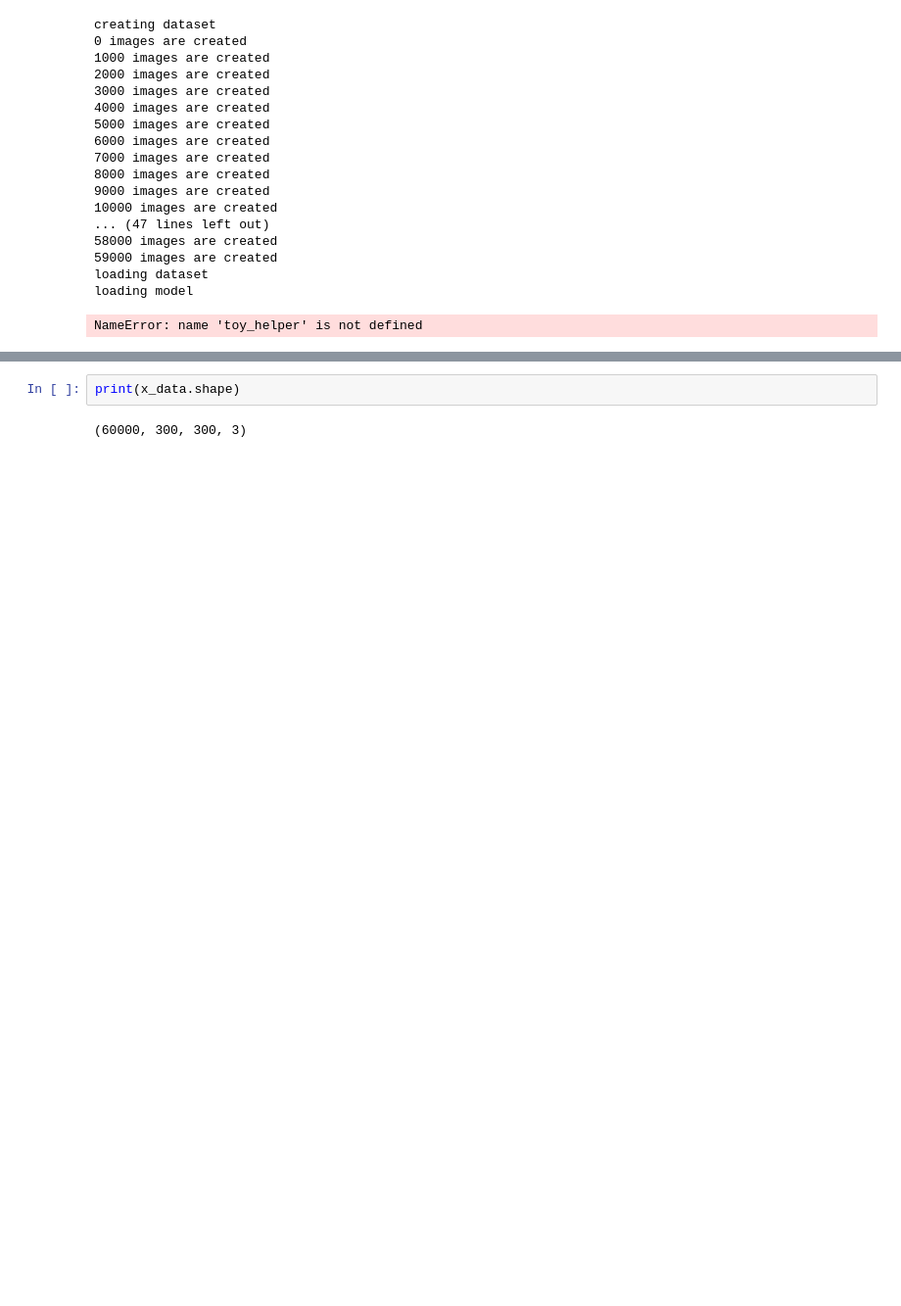
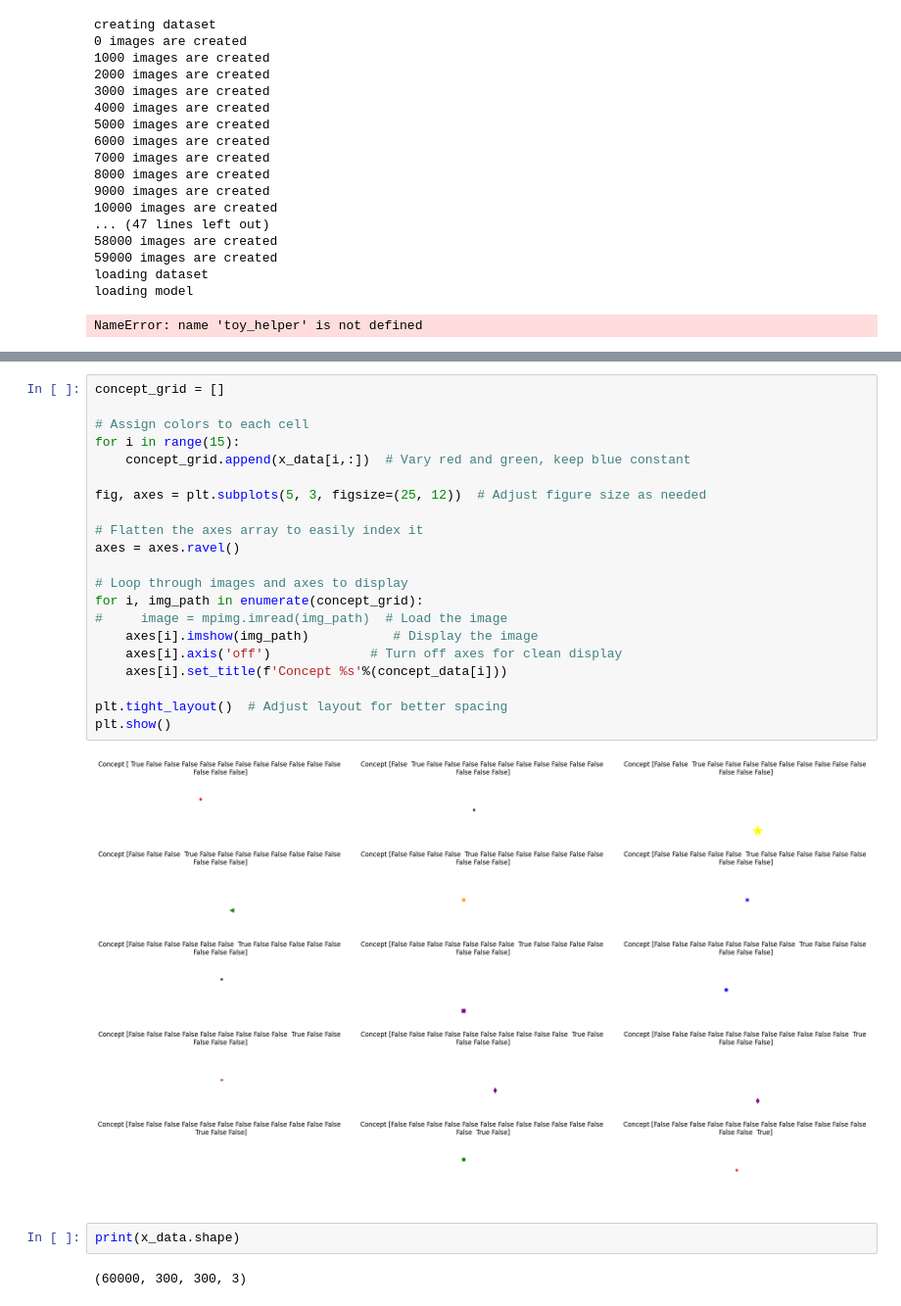
Before and after one commit to yaorong0921/RLAuditor, a Jupyter notebook: image-synthetic.ipynb, the cells around one changed output, grey strips where cells are left out. Shown at 98% size. Cells and saved outputs as stored; diff of their text form; blank space fills up the shorter version.

```diff
--- a/image-synthetic.ipynb
+++ b/image-synthetic.ipynb
@@ -74,3 +74,26 @@ plt.show()
+# %%
+concept_grid = []
+
+# Assign colors to each cell
+for i in range(15):
+    concept_grid.append(x_data[i,:])  # Vary red and green, keep blue constant
+
+fig, axes = plt.subplots(5, 3, figsize=(25, 12))  # Adjust figure size as needed
+
+# Flatten the axes array to easily index it
+axes = axes.ravel()
+
+# Loop through images and axes to display
+for i, img_path in enumerate(concept_grid):
+#     image = mpimg.imread(img_path)  # Load the image
+    axes[i].imshow(img_path)           # Display the image
+    axes[i].axis('off')             # Turn off axes for clean display
+    axes[i].set_title(f'Concept %s'%(concept_data[i]))
+
+plt.tight_layout()  # Adjust layout for better spacing
+plt.show()
+# %% [output]
+[figure, added]
 # %%
 print(x_data.shape)
 # %% [output]
```
Also changed, not shown: parts of 1 cell of this notebook.
